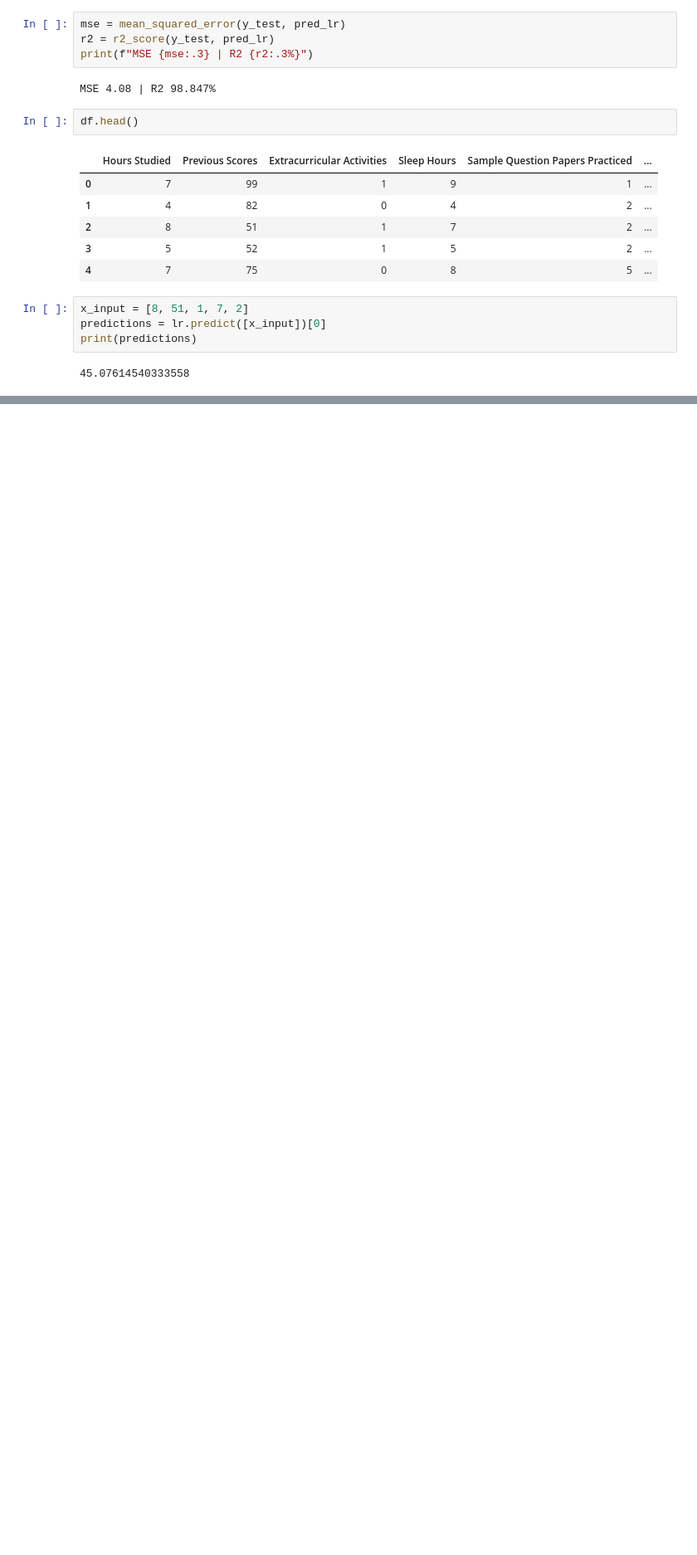
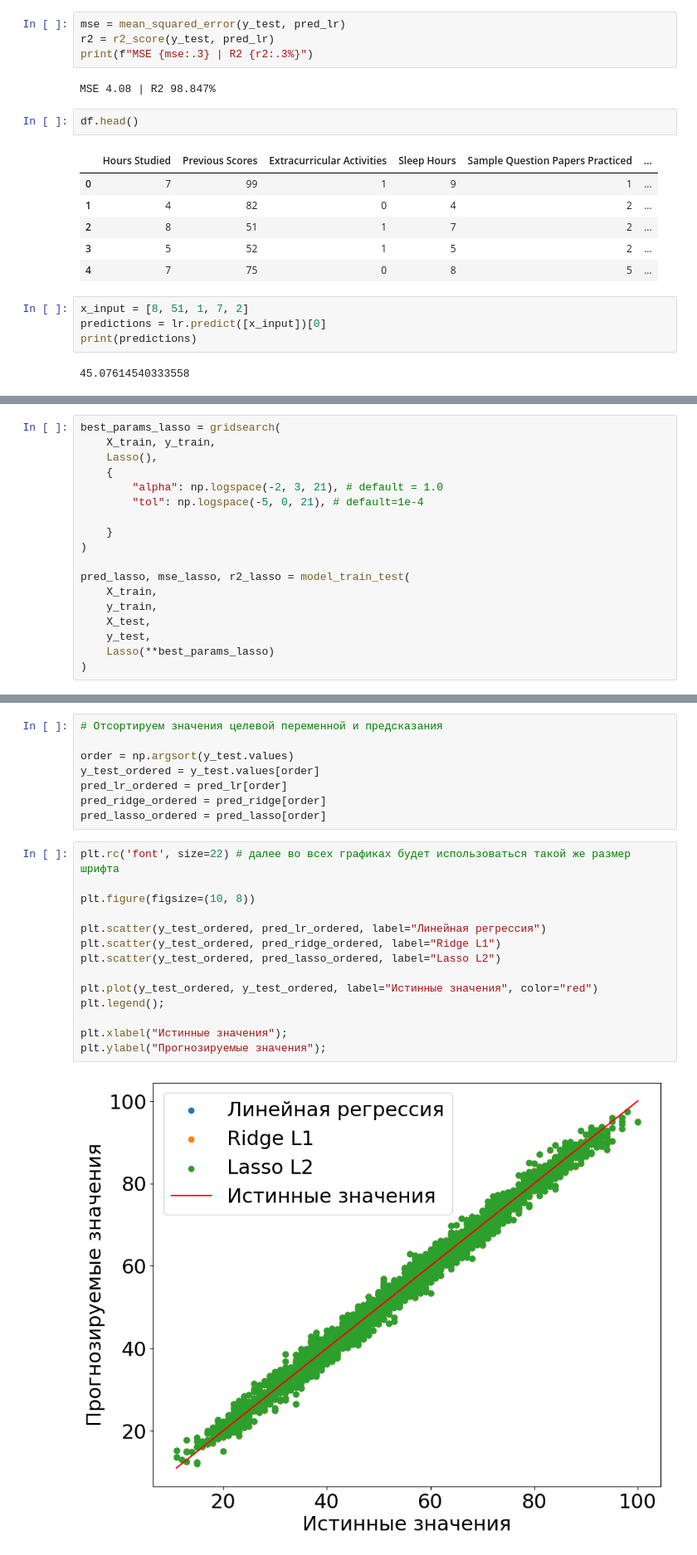
Before and after one commit to maximkasnitsky/StudentPerformance, a Jupyter notebook: Student_Performance.ipynb, the cells around one changed output, grey strips where cells are left out. Shown at 83% size. Cells and saved outputs as stored; diff of their text form; blank space fills up the shorter version.

```diff
--- a/Student_Performance.ipynb
+++ b/Student_Performance.ipynb
@@ -170,0 +258,18 @@ print(predictions)
+# %%
+best_params_lasso = gridsearch(
+    X_train, y_train,
+    Lasso(),
+    {
+        "alpha": np.logspace(-2, 3, 21), # default = 1.0
+        "tol": np.logspace(-5, 0, 21), # default=1e-4
+
+    }
+)
+
+pred_lasso, mse_lasso, r2_lasso = model_train_test(
+    X_train,
+    y_train,
+    X_test,
+    y_test,
+    Lasso(**best_params_lasso)
+)
@@ -170,0 +281,24 @@ print(predictions)
+# %%
+# Отсортируем значения целевой переменной и предсказания
+
+order = np.argsort(y_test.values)
+y_test_ordered = y_test.values[order]
+pred_lr_ordered = pred_lr[order]
+pred_ridge_ordered = pred_ridge[order]
+pred_lasso_ordered = pred_lasso[order]
+# %%
+plt.rc('font', size=22) # далее во всех графиках будет использоваться такой же размер шрифта
+
+plt.figure(figsize=(10, 8))
+
+plt.scatter(y_test_ordered, pred_lr_ordered, label="Линейная регрессия")
+plt.scatter(y_test_ordered, pred_ridge_ordered, label="Ridge L1")
+plt.scatter(y_test_ordered, pred_lasso_ordered, label="Lasso L2")
+
+plt.plot(y_test_ordered, y_test_ordered, label="Истинные значения", color="red")
+plt.legend();
+
+plt.xlabel("Истинные значения");
+plt.ylabel("Прогнозируемые значения");
+# %% [output]
+[figure, added]
```
Also changed, not shown: parts of 23 cells of this notebook.
